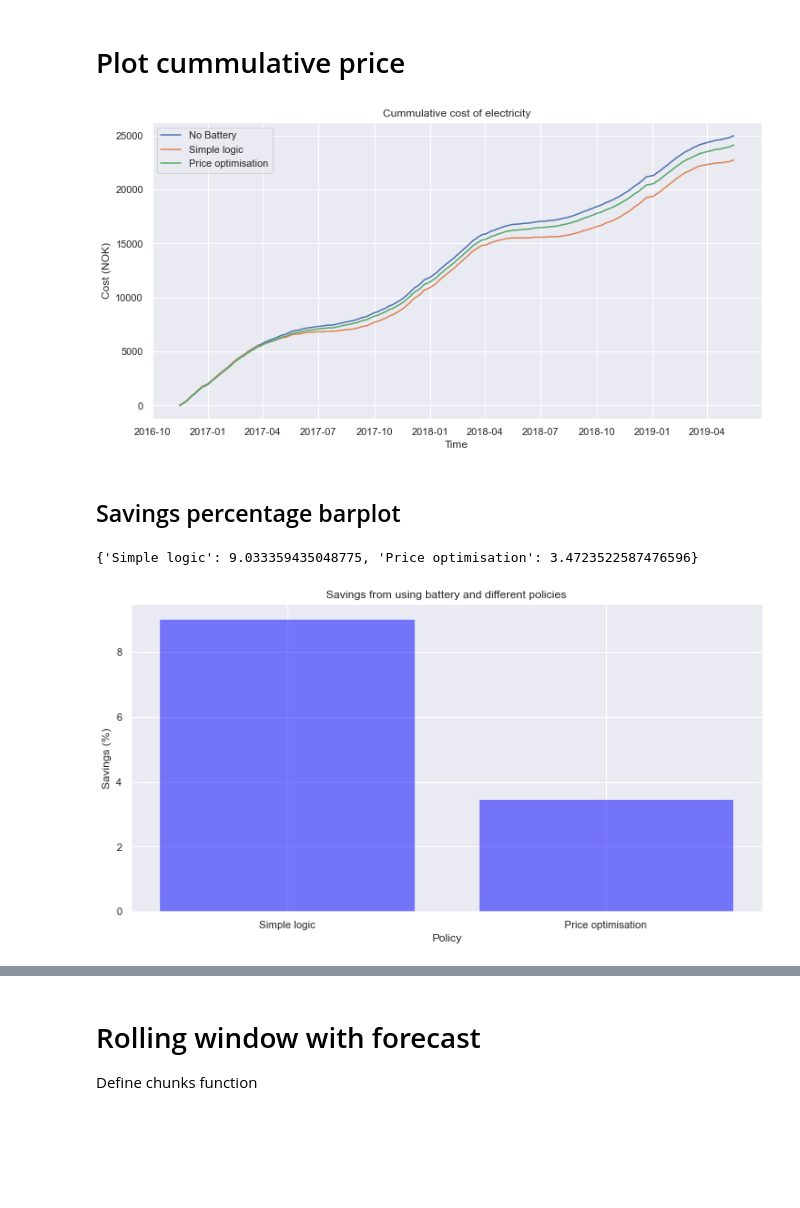
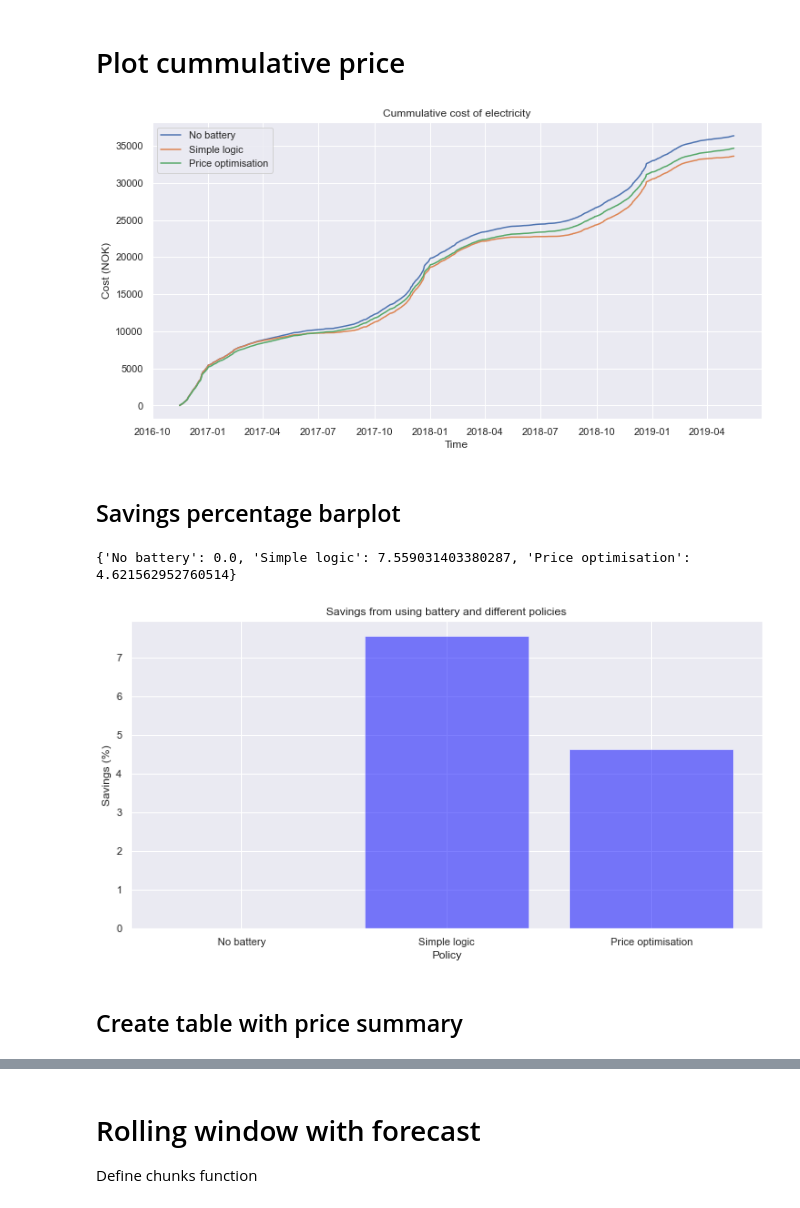
Before and after one commit to 4ug-aug/Otovo-OptimalControl, a Jupyter notebook: apply_battery.ipynb, the cells around one changed output, grey strips where cells are left out. Cells and saved outputs as stored; diff of their text form; code cells hidden in the pictures; blank space fills up the shorter version.

Commit message:
Feat: Print table with stats, update peak hours and battery max capacity

```diff
--- a/apply_battery.ipynb
+++ b/apply_battery.ipynb
@@ -321,7 +330,7 @@ def print_price_summary(series_battery):
 Define battery with a capacity of 0 (no battery) and logic function
 # %%
 # Define battery with capcacity 0, same as no battery
-battery = Battery(0)
+battery = Battery(max_capacity=0)
 
 # Define logic, in this case it does nothing
 def logic(row, battery):
@@ -356,7 +366,7 @@ SSC_no_battery = (series_no_battery["num_kwh_cons"].sum() - series_no_battery["n
 ## Calculate Cost with battery with simple logic
 Charge battery when in surplus, use from battery when in deficit
 # %%
-simple_logic_capacity = 12
+simple_logic_capacity = 13
 # Define battery with capcacity
 battery = Battery(max_capacity=simple_logic_capacity)
 
@@ -431,7 +444,7 @@ plt.show()
 Define logic and battery
 # %%
 # Initialise battery
-battery = Battery(max_capacity=12)
+battery = Battery(max_capacity=13)
 
 # Define logic
 def price_optimisation_logic(row, battery):
@@ -532,13 +549,13 @@ plt.show()
 # %% [markdown]
 # Plot cummulative price
 # %%
-series_list = {"Simple logic": series_battery, "Price optimisation": series_battery_logic_PO}
+series_list = {"No battery": series_no_battery, "Simple logic": series_battery, "Price optimisation": series_battery_logic_PO}
 # %%
 # plot cummulative price
 import seaborn as sns
 sns.set()
 fig, ax = plt.subplots(figsize=(12, 6))
-ax.plot(series_no_battery["timeslot"], series_no_battery["price_cummulative"], label="No Battery")
+# ax.plot(series_no_battery["timeslot"], series_no_battery["price_cummulative"], label="No Battery")
 
 
 for name, series in series_list.items():
@@ -549,32 +566,49 @@ ax.set_ylabel('Cost (NOK)')
 ax.set_title('Cummulative cost of electricity')
 
 ax.legend()
+
+plt.savefig("figures/cum-sum-cost-plot.png")
+
 plt.show()
 # %% [output]
-[figure, old version]
+[figure, new version]
 # %% [markdown]
 ## Savings percentage barplot
 # %%
 
 savings_percentage_dict = {}
 
 # Create a savings percentage dictionary
 for name, series in series_list.items():
-    series_price_sum = series["price"].sum()
-    series_no_battery_price_sum = series_no_battery["price"].sum()
+
+
+    start = series["timeslot"].iloc[0]
+    end = series["timeslot"].iloc[-1]
+
+
+    time_delta_seconds =  (end-start).total_seconds()
+    years_timedelta = time_delta_seconds/(365.25*24*60*60)
+
+
+    series_price_sum = series["price"].sum()/years_timedelta
+    series_no_battery_price_sum = series_no_battery["price"].sum()/years_timedelta
     savings_percentage = ((series_no_battery_price_sum-series_price_sum)/series_no_battery_price_sum)*100
     savings_percentage_dict[name] = savings_percentage
 print(savings_percentage_dict)
 
 # plot barplot of savings_percentage_dict
 import seaborn as sns
 sns.set()
 fig, ax = plt.subplots(figsize=(12, 6))
 ax.bar(list(savings_percentage_dict.keys()), list(savings_percentage_dict.values()), color="blue", alpha=0.5)
 ax.set_xlabel('Policy')
 ax.set_ylabel('Savings (%)')
 ax.set_title('Savings from using battery and different policies')
+# save plot to file
+plt.savefig("figures/savings-percentages.png")
 plt.show()
 # %% [output]
-{'Simple logic': 9.033359435048775, 'Price optimisation': 3.4723522587476596}
+{'No battery': 0.0, 'Simple logic': 7.559031403380287, 'Price optimisation': 4.621562952760514}
-[figure, old version]
+[figure, new version]
+# %% [markdown]
+## Create table with price summary
```
Also changed, not shown: parts of 18 cells of this notebook.
